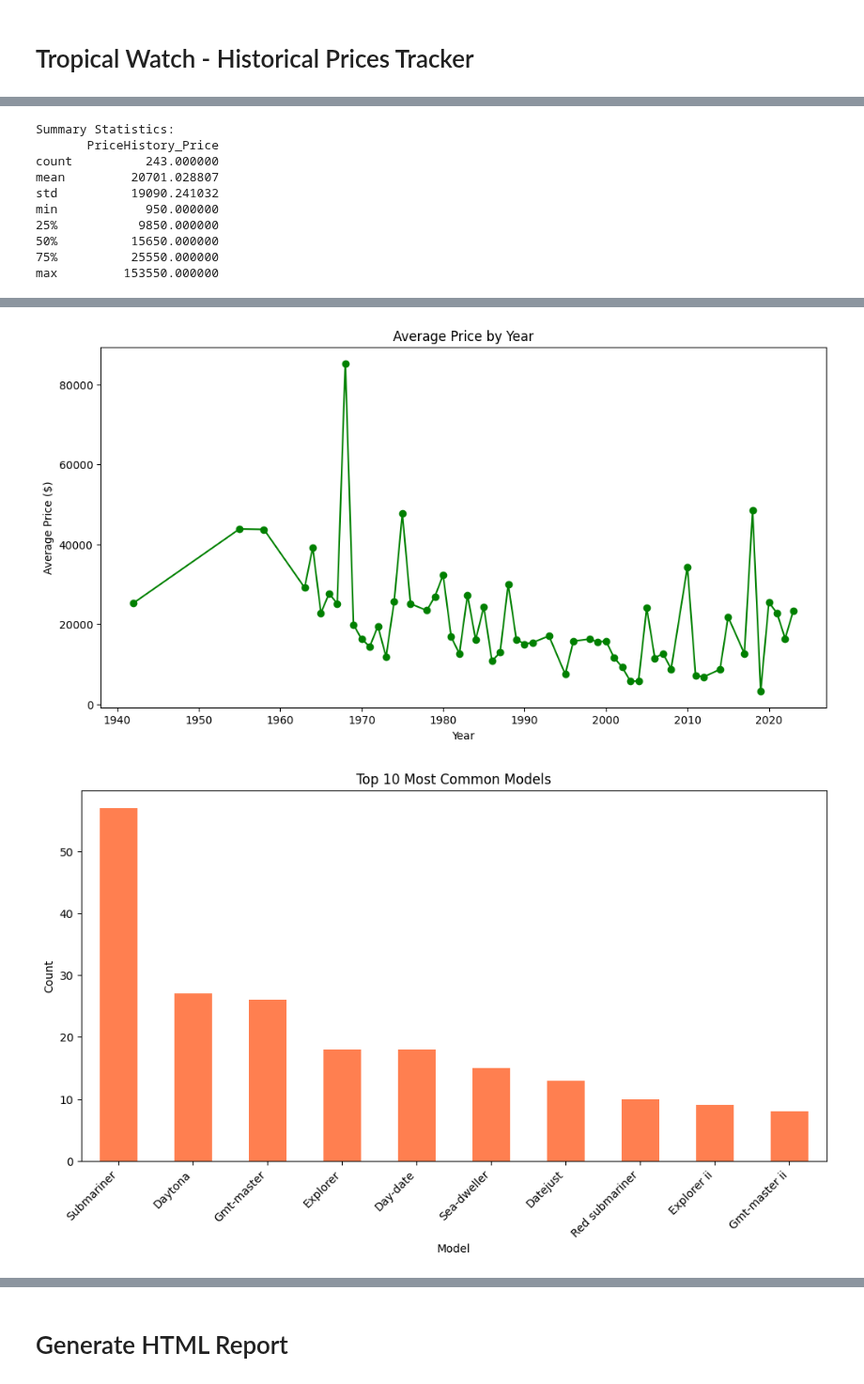
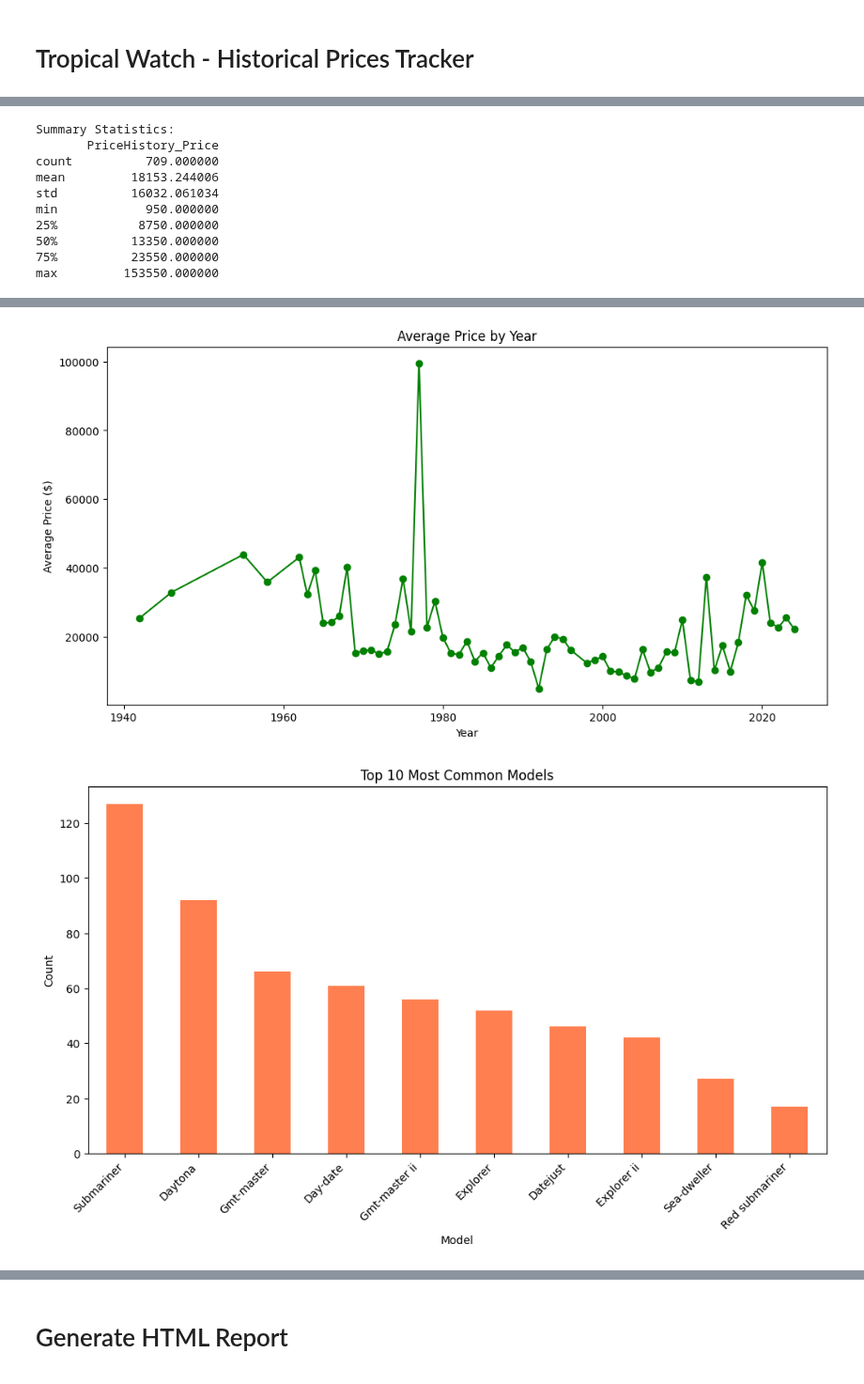
Before and after one commit to SebRGruber1/watch-tracking, a Jupyter notebook: fun/watch_tracking_jupyter.ipynb, the cells around one changed output, grey strips where cells are left out. Shown at 94% size. Cells and saved outputs as stored; diff of their text form; code cells hidden in the pictures.

```diff
--- a/fun/watch_tracking_jupyter.ipynb
+++ b/fun/watch_tracking_jupyter.ipynb
@@ -186,7 +186,7 @@ def update_portfolio_statistics(statistics_path, today_str, data):
         json.dump(all_statistics, file, indent=4)
 
 # Load the JSON file
-json_file_path = 'watch_data.json'
+json_file_path = '../watch_data.json'
 with open(json_file_path, 'r', encoding='utf-8') as file:
     watch_data = json.load(file)
 
@@ -298,7 +299,7 @@ import pandas as pd
 import matplotlib.pyplot as plt
 
 # Load the JSON file
-json_file = "watch_data.json"
+json_file = "../watch_data.json"
 with open(json_file, 'r') as file:
     data = json.load(file)
 
@@ -368,11 +369,11 @@ plt.show()
 # %% [output]
 Summary Statistics:
        PriceHistory_Price
-count          243.000000
-mean         20701.028807
-std          19090.241032
+count          709.000000
+mean         18153.244006
+std          16032.061034
 min            950.000000
-25%           9850.000000
-50%          15650.000000
-75%          25550.000000
+25%           8750.000000
+50%          13350.000000
+75%          23550.000000
 max         153550.000000
@@ -380,2 +381,2 @@ max         153550.000000
-[figure, old version]
+[figure, new version]
-[figure, old version]
+[figure, new version]
```
Also changed, not shown: parts of 7 cells of this notebook, 2 other files.
